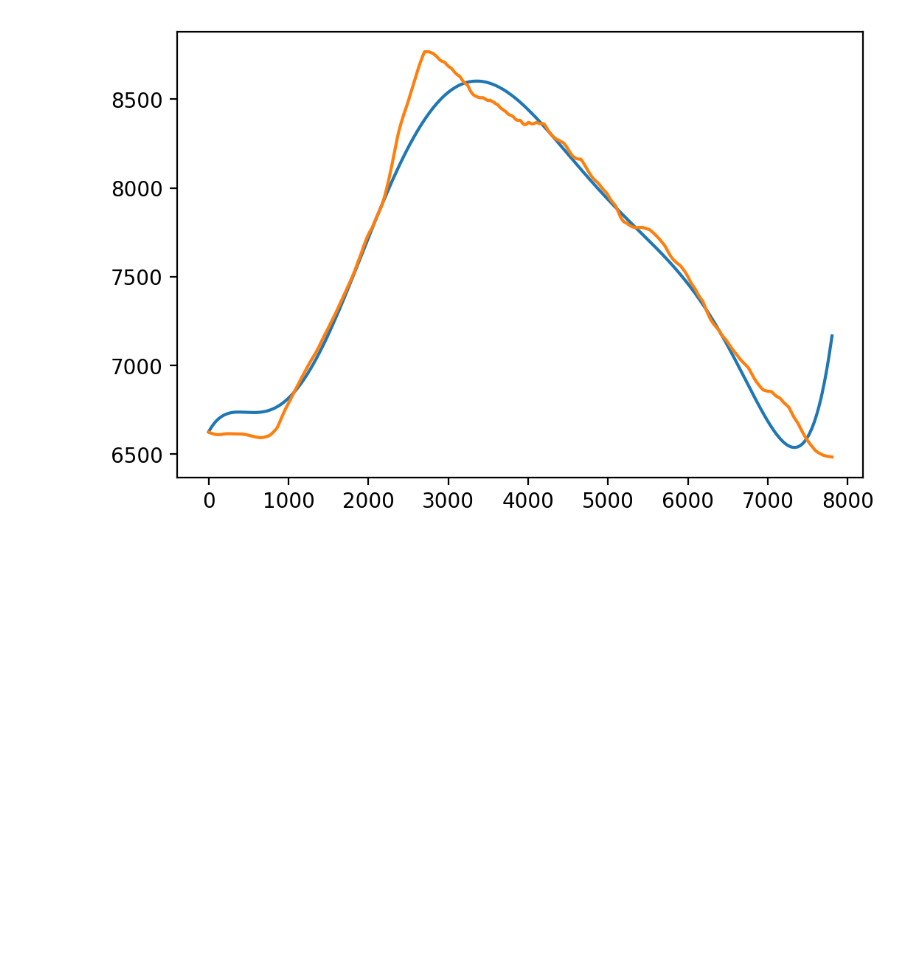
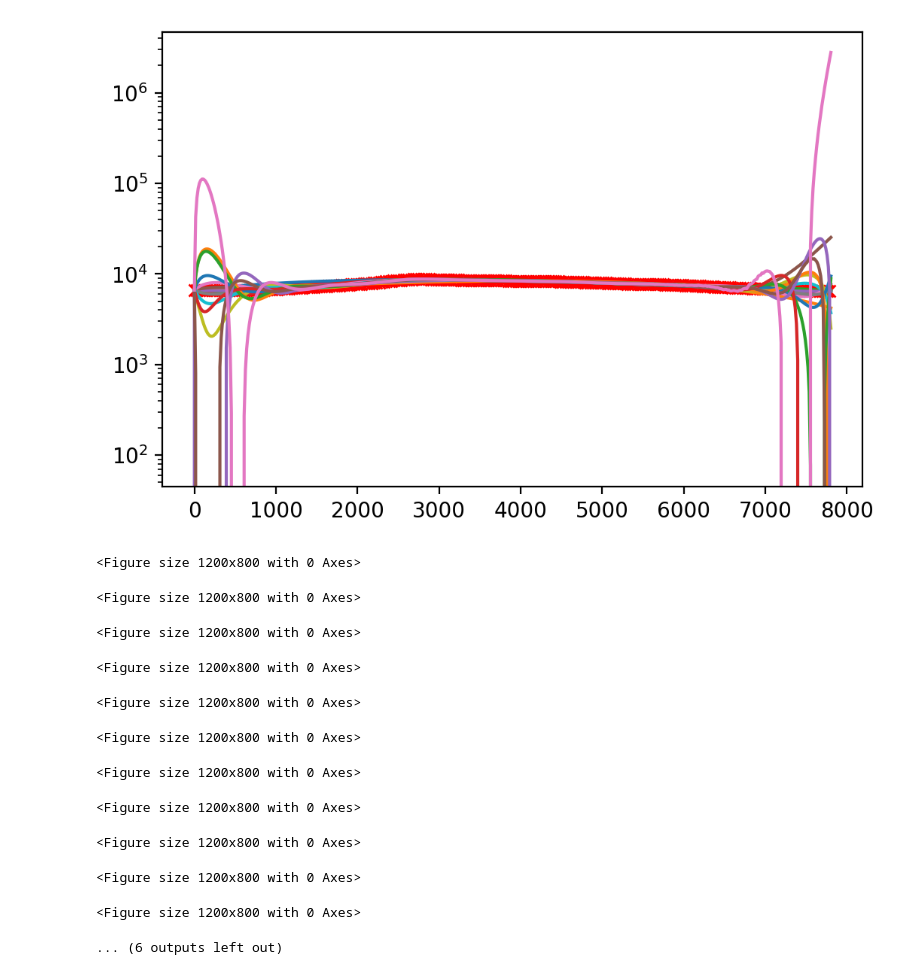
Before and after one commit to maciejjablonsky/interpolation_project, a Jupyter notebook: lagrange.ipynb, the cells around one changed output. Saved outputs shown, nothing was run; the diff lists cells and outputs as text; code cells hidden in the pictures; blank space fills up the shorter version.

```diff
--- a/lagrange.ipynb
+++ b/lagrange.ipynb
@@ -31,12 +24,28 @@ def lagrange(x:np.ndarray, x_samples:np.ndarray, y_samples:np.ndarray) -> np.nda
     def evaluate(x:np.float64, phis:list, y_samples:np.ndarray) -> np.float64:
         return np.sum([y * phis[i](x) for i, y in enumerate(y_samples)])
     return np.array([evaluate(x_, phis, y_samples) for x_ in x])
-# %%
-
-plt.figure(dpi=200)
-l = lagrange(x, X[0::70], Y[0::70])
-plt.plot(x, l)
-plt.plot(X, Y)
-plt.show()
-# %% [output]
-[figure, removed]
+# %%
+x = np.linspace(0, max(X), 500)
+fig, ax = plt.subplots(dpi=200)
+freq = int(len(X)//200)
+ax.semilogy(X[0::freq], Y[0::freq], 'x', color='red')
+for nodes in range(3, 20):
+    freq = int(len(X)//nodes)
+    plt.figure(dpi=200)
+    l = lagrange(x, X[0::freq], Y[0::freq], )
+    ax.semilogy(x, l)
+fig.show()
+# %% [output]
+[figure, added]
+<Figure size 1200x800 with 0 Axes>
+<Figure size 1200x800 with 0 Axes>
+<Figure size 1200x800 with 0 Axes>
+<Figure size 1200x800 with 0 Axes>
+<Figure size 1200x800 with 0 Axes>
+<Figure size 1200x800 with 0 Axes>
+<Figure size 1200x800 with 0 Axes>
+<Figure size 1200x800 with 0 Axes>
+<Figure size 1200x800 with 0 Axes>
+<Figure size 1200x800 with 0 Axes>
+<Figure size 1200x800 with 0 Axes>
+... (6 outputs left out)
```
Also changed, not shown: parts of 2 cells of this notebook, 1 other file.
